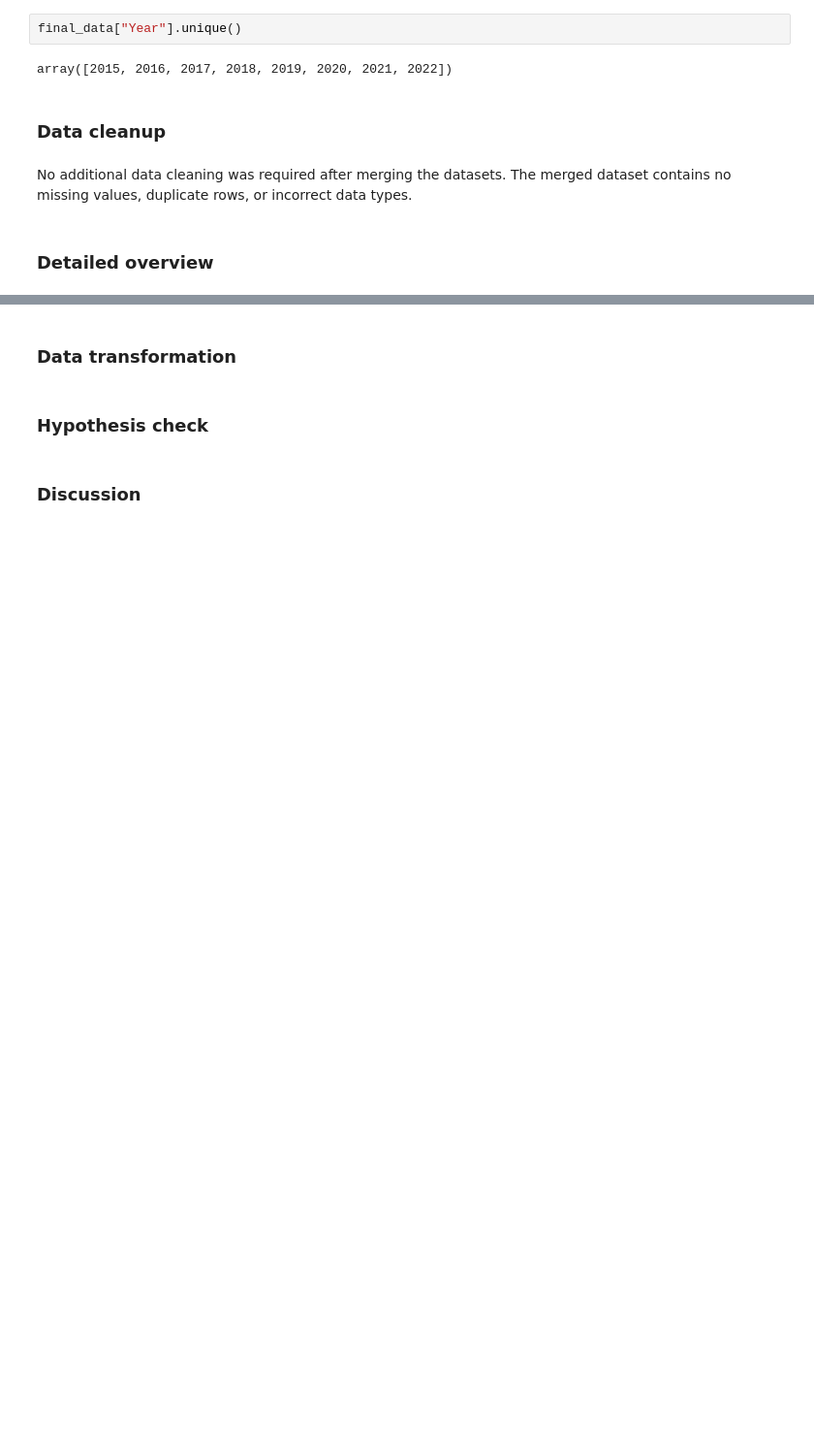
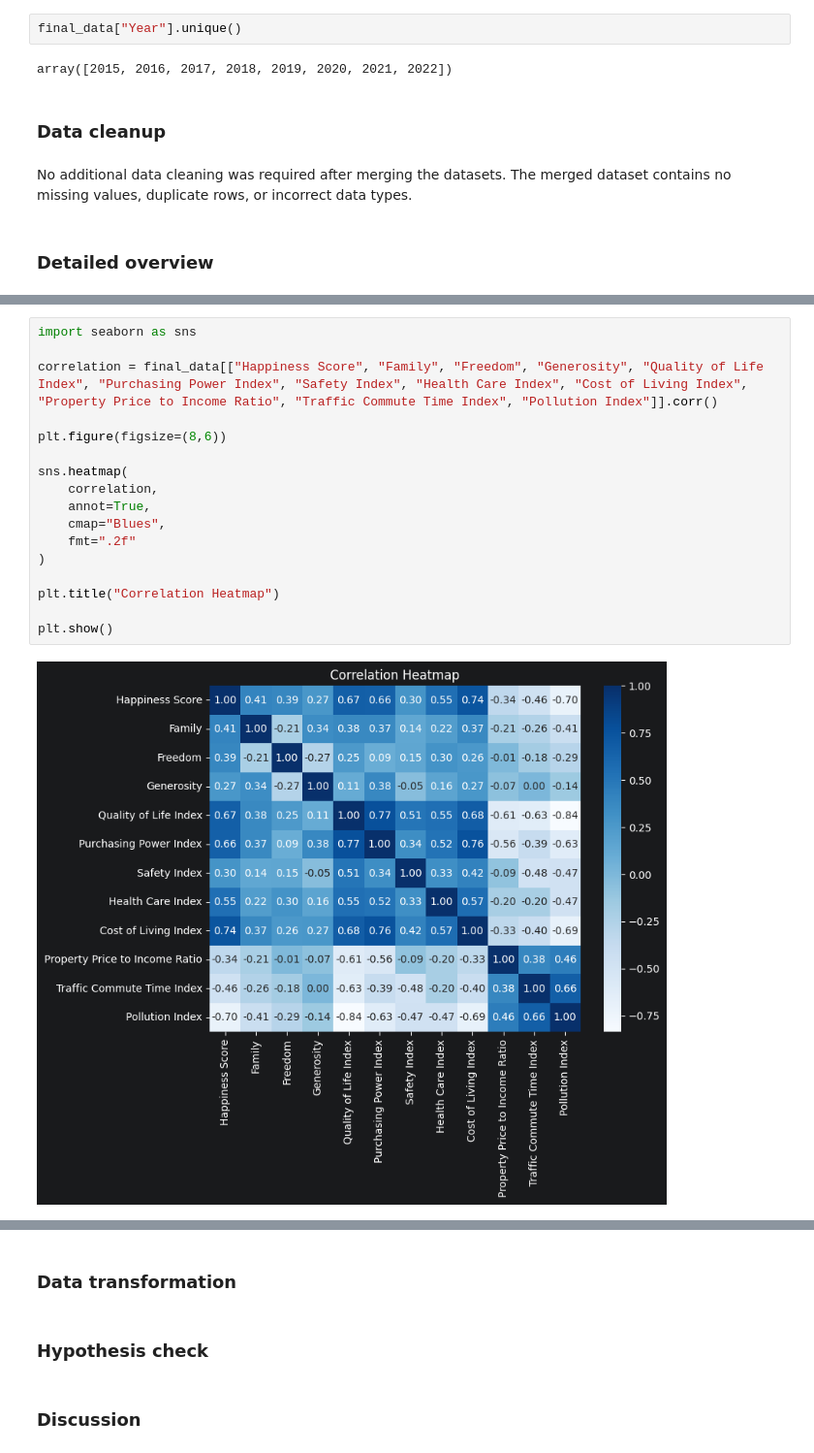
Before and after one commit to soonserv/data-best-project, a Jupyter notebook: notebooks/SA_notebook.ipynb, the cells around one changed output, grey strips where cells are left out. Shown at 97% size. Saved outputs shown, nothing was run; the diff lists cells and outputs as text; blank space fills up the shorter version.

```diff
--- a/notebooks/SA_notebook.ipynb
+++ b/notebooks/SA_notebook.ipynb
@@ -865,0 +770,19 @@ plt.show()
+# %%
+import seaborn as sns
+
+correlation = final_data[["Happiness Score", "Family", "Freedom", "Generosity", "Quality of Life Index", "Purchasing Power Index", "Safety Index", "Health Care Index", "Cost of Living Index", "Property Price to Income Ratio", "Traffic Commute Time Index", "Pollution Index"]].corr()
+
+plt.figure(figsize=(8,6))
+
+sns.heatmap(
+    correlation,
+    annot=True,
+    cmap="Blues",
+    fmt=".2f"
+)
+
+plt.title("Correlation Heatmap")
+
+plt.show()
+# %% [output]
+[figure, added]
```
Also changed, not shown: parts of 21 cells of this notebook.
